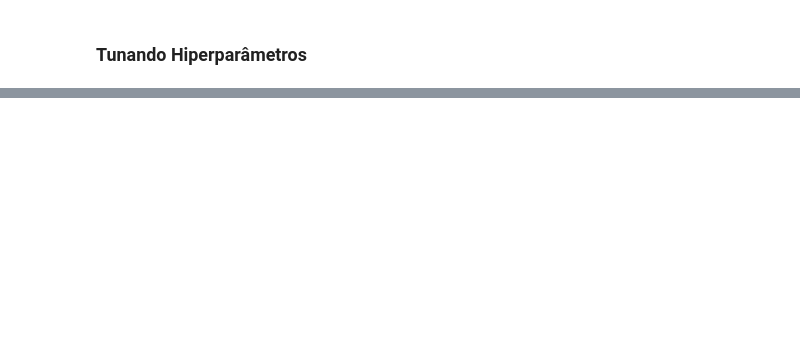
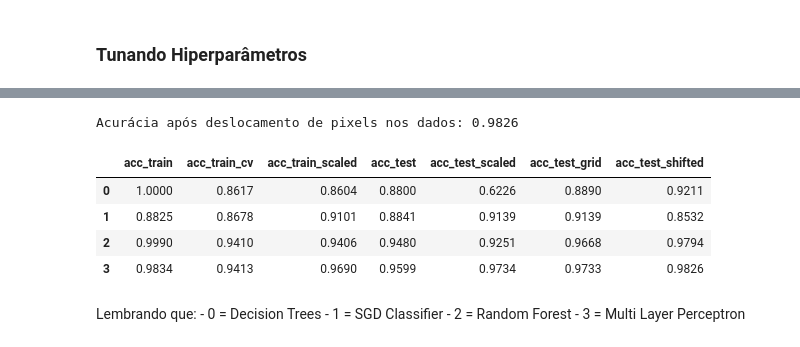
Before and after one commit to APILASTRI/coursera-stanford, a Jupyter notebook: machine-learning/notations/semana-5/python-programs/comparando_algoritmos.ipynb, the cells around one changed output, grey strips where cells are left out. Cells and saved outputs as stored; diff of their text form; code cells hidden in the pictures; blank space fills up the shorter version.

```diff
--- a/machine-learning/notations/semana-5/python-programs/comparando_algoritmos.ipynb
+++ b/machine-learning/notations/semana-5/python-programs/comparando_algoritmos.ipynb
@@ -825,0 +1259,3 @@
+# %%
+# Salvando resultado
+dict_accs_mlp['acc_test_grid'] = round(acc_test_grid, 4)
@@ -825,0 +1266,3 @@
+# %%
+# Retornando dados aprimorados
+X_train_augmented, y_train_augmented = augment_data(X_train, y_train)
@@ -825,0 +1279,31 @@
+# %%
+# Realizando um último treinamento
+final_model = grid_search.best_estimator_
+final_model.fit(X_train_augmented, y_train_augmented)
+
+# Predizendo e verificando acurácia
+y_pred = final_model.predict(X_test)
+y_acc = accuracy_score(y_test, y_pred)
+
+print(f'Acurácia após deslocamento de pixels nos dados: {y_acc:.4f}')
+
+# Salvando resultados
+dict_accs_mlp['acc_test_shifted'] = round(y_acc, 4)
+# %% [output]
+Acurácia após deslocamento de pixels nos dados: 0.9826
+# %%
+# Salvando dados para o modelo Random Forest e verificando resultados
+dataset_accs = dataset_accs.append(dict_accs_mlp, ignore_index=True)
+dataset_accs
+# %% [output]
+|  | acc_train | acc_train_cv | acc_train_scaled | acc_test | acc_test_scaled | acc_test_grid | acc_test_shifted |
+| 0 | 1.0000 | 0.8617 | 0.8604 | 0.8800 | 0.6226 | 0.8890 | 0.9211 |
+| 1 | 0.8825 | 0.8678 | 0.9101 | 0.8841 | 0.9139 | 0.9139 | 0.8532 |
+| 2 | 0.9990 | 0.9410 | 0.9406 | 0.9480 | 0.9251 | 0.9668 | 0.9794 |
+| 3 | 0.9834 | 0.9413 | 0.9690 | 0.9599 | 0.9734 | 0.9733 | 0.9826 |
+# %% [markdown]
+Lembrando que:
+    - 0 = Decision Trees
+    - 1 = SGD Classifier
+    - 2 = Random Forest
+    - 3 = Multi Layer Perceptron
```
Also changed, not shown: parts of 66 cells of this notebook, 35 other files.
